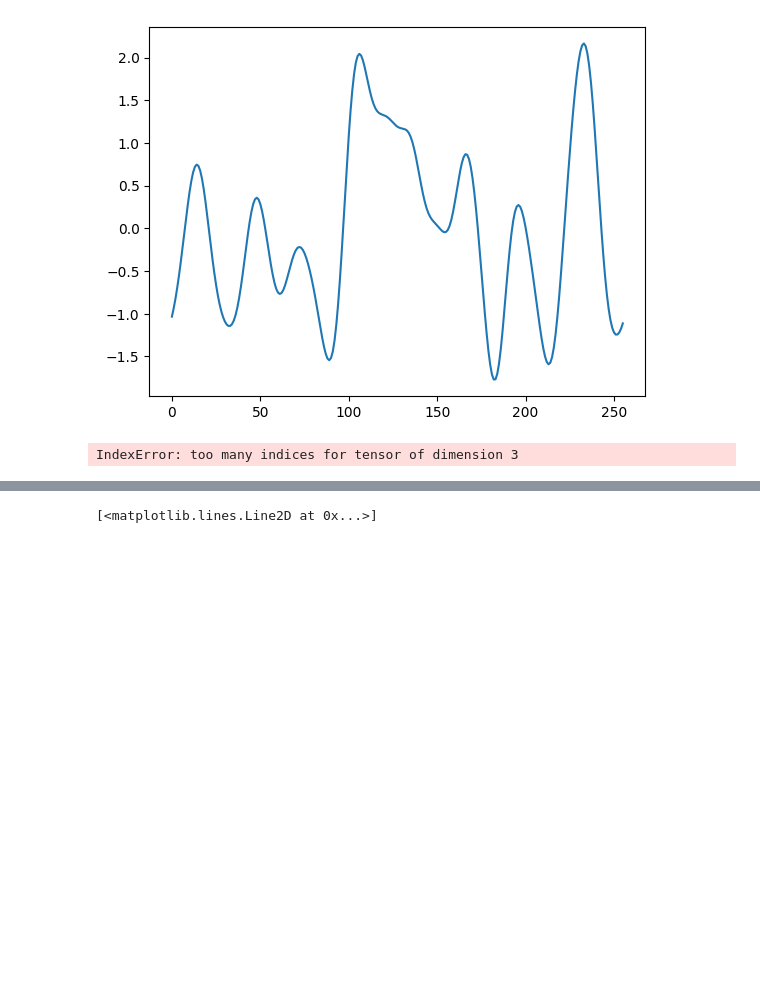
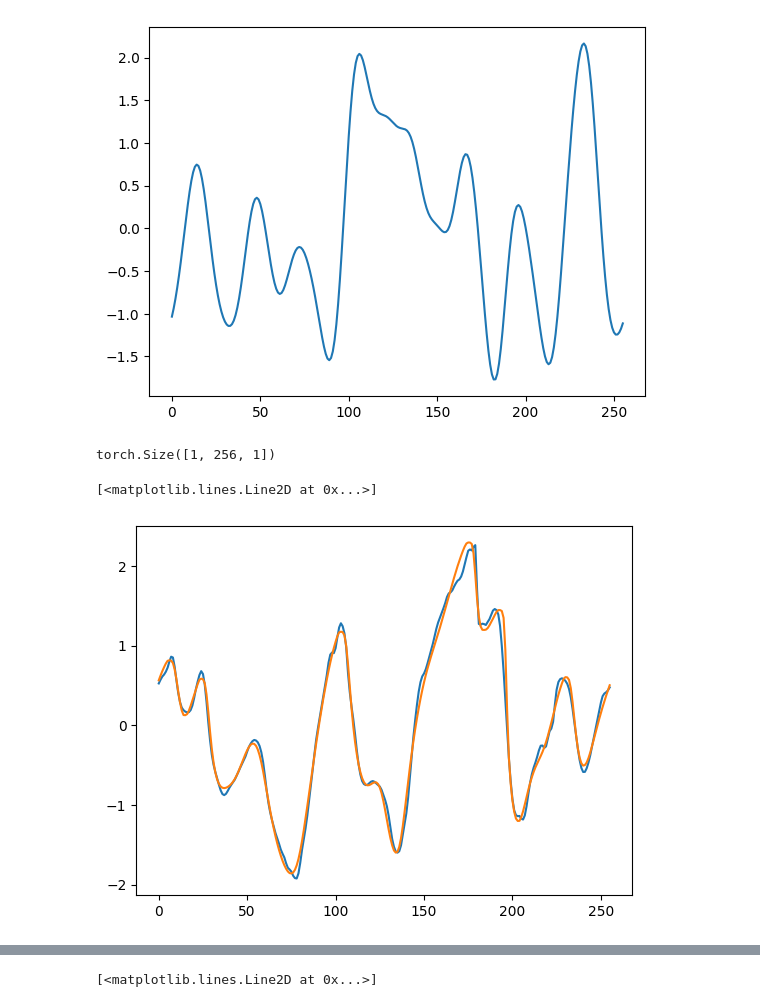
Before and after one commit to xx257xx/CONTEXT_FLUX_NO, a Jupyter notebook: ICONFLUXNO.ipynb, the cells around one changed output, grey strips where cells are left out. Cells and saved outputs as stored; diff of their text form; code cells hidden in the pictures; blank space fills up the shorter version.

```diff
--- a/ICONFLUXNO.ipynb
+++ b/ICONFLUXNO.ipynb
@@ -618,4 +686,4 @@ torch.save(model.state_dict(), "contextfno_state000.pth")
 # %%
-model = ContextFNO(12,4,12,96,5).to(device)
-model.load_state_dict(torch.load("contextfno_state.pth", map_location=device))
+model = ContextFNO(8,4,8,16,3).to(device)
+model.load_state_dict(torch.load("contextfno_state_22.pth", map_location=device))
 # %% [output]
@@ -622,0 +691,20 @@ model.load_state_dict(torch.load("contextfno_state.pth", map_location=device))
+# %%
+x = dataset[:1,:,0,0].unsqueeze(-1).to(device)
+X = dataset[:1,:,:,0].unsqueeze(-1).to(device)
+y = []
+xl = torch.cat((torch.roll(x, -2, dims = 1),torch.roll(x, -1, dims = 1), x,torch.roll(x, 1, dims = 1)),dim=2)
+xr = torch.cat((torch.roll(x, -1, dims = 1),x, torch.roll(x, 1, dims = 1), torch.roll(x, 2, dims = 1)),dim=2)
+model.to(device)
+f0 = model.forward(X,xl)
+f1 = model.forward(X,xr)
+
+for i in range(20):
+
+    x = x +(0.256)/5*(f0-f1)
+    #y.append(x)
+    xl = torch.cat((torch.roll(x, -2, dims = 1),torch.roll(x, -1, dims = 1), x,torch.roll(x, 1, dims = 1)),dim=2)
+    xr = torch.cat((torch.roll(x, -1, dims = 1),x, torch.roll(x, 1, dims = 1), torch.roll(x, 2, dims = 1)),dim=2)
+
+
+    f0 = model.forward(X,xl)
+    f1 = model.forward(X,xr)
@@ -665,9 +788,9 @@ X.shape, xl.shape
 # %%
 model.eval()  # 드롭아웃/BN 고정
-NNN = 1
+NNN = 0
 with torch.inference_mode():  # 또는 torch.no_grad()
     x = testset[NNN:NNN+1,:,0,0].unsqueeze(-1).to(device).detach()
-    X = testset[NNN:NNN+1,:,:,0].unsqueeze(-1).to(device).detach()
+    X = testset[NNN:NNN+1,:,:50,0].unsqueeze(-1).to(device).detach()
 
     xl = torch.cat((torch.roll(x, -2, dims=1),
                     torch.roll(x, -1, dims=1),
@@ -681,9 +804,9 @@ with torch.inference_mode():  # 또는 torch.no_grad()
     f0 = model.forward(X, xl)  # model.forward(...) 대신 호출 권장
     f1 = model.forward(X, xr)
 
-    for _ in range(99):
+    for _ in range(20):
         # in-place로 조금 더 절약 가능 (inference_mode에서는 안전)
-        x = x - (0.256)/5 * (f0 - f1)
+        x = x + (0.128) * (f0 - f1)
 
         xl = torch.cat((torch.roll(x, -2, dims=1),
                         torch.roll(x, -1, dims=1),
@@ -741,12 +845,17 @@ plt.plot(testset.detach().cpu()[0,:,0,0])
 # %% [output]
 [<matplotlib.lines.Line2D at 0x...>]
 [figure]
+# %%
+x.shape
+# %% [output]
+torch.Size([1, 256, 1])
 # %%
 M = 0
-plt.plot(x.detach().cpu()[0,:,M,0])
-#plt.plot(testset.detach().cpu()[0,:,M+99,0])
+plt.plot(x.detach().cpu()[0,:,0])
+plt.plot(testset.detach().cpu()[0,:,20,0])
 # %% [output]
-IndexError: too many indices for tensor of dimension 3
+[<matplotlib.lines.Line2D at 0x...>]
+[figure, added]
 # %%
 x
 # %% [output]
```
Also changed, not shown: parts of 14 cells of this notebook.
